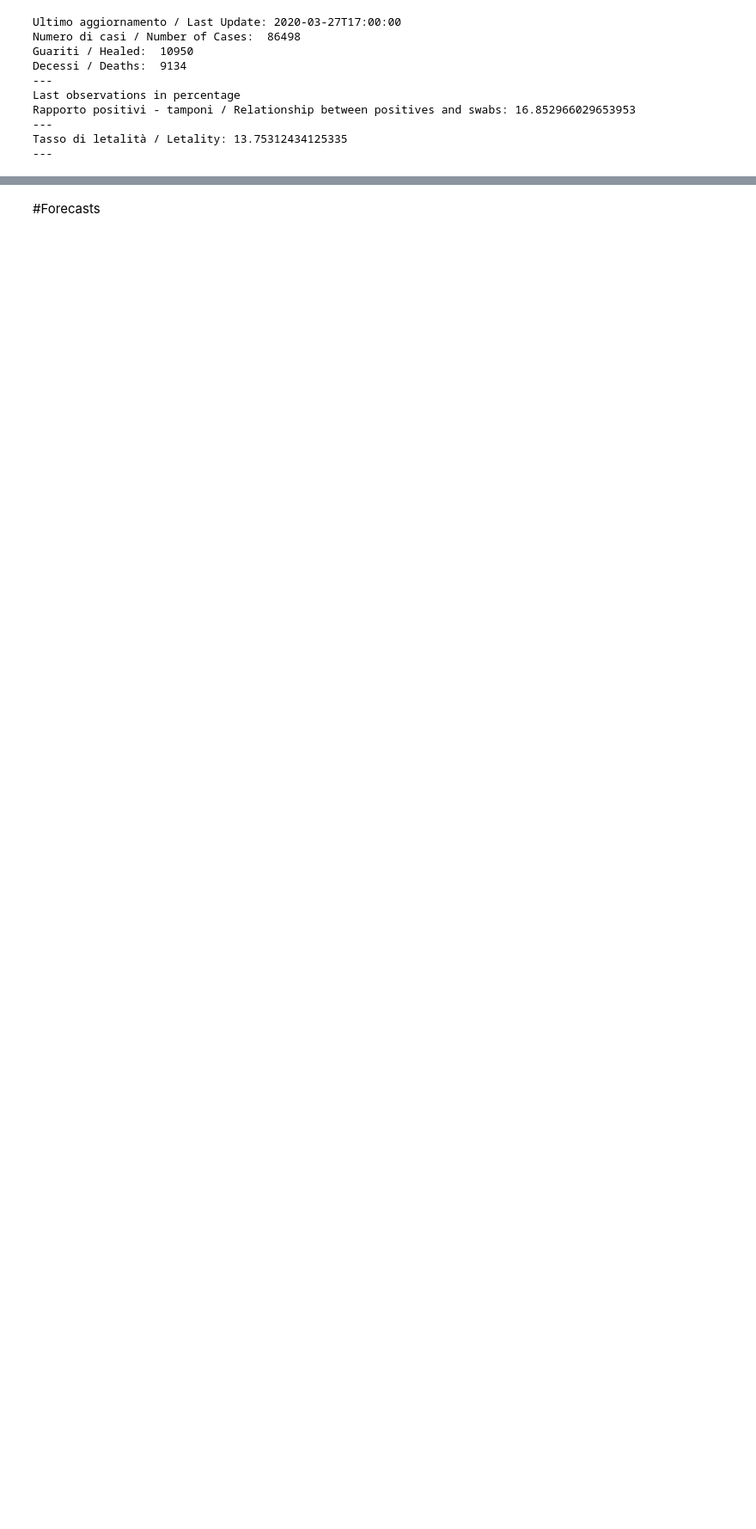
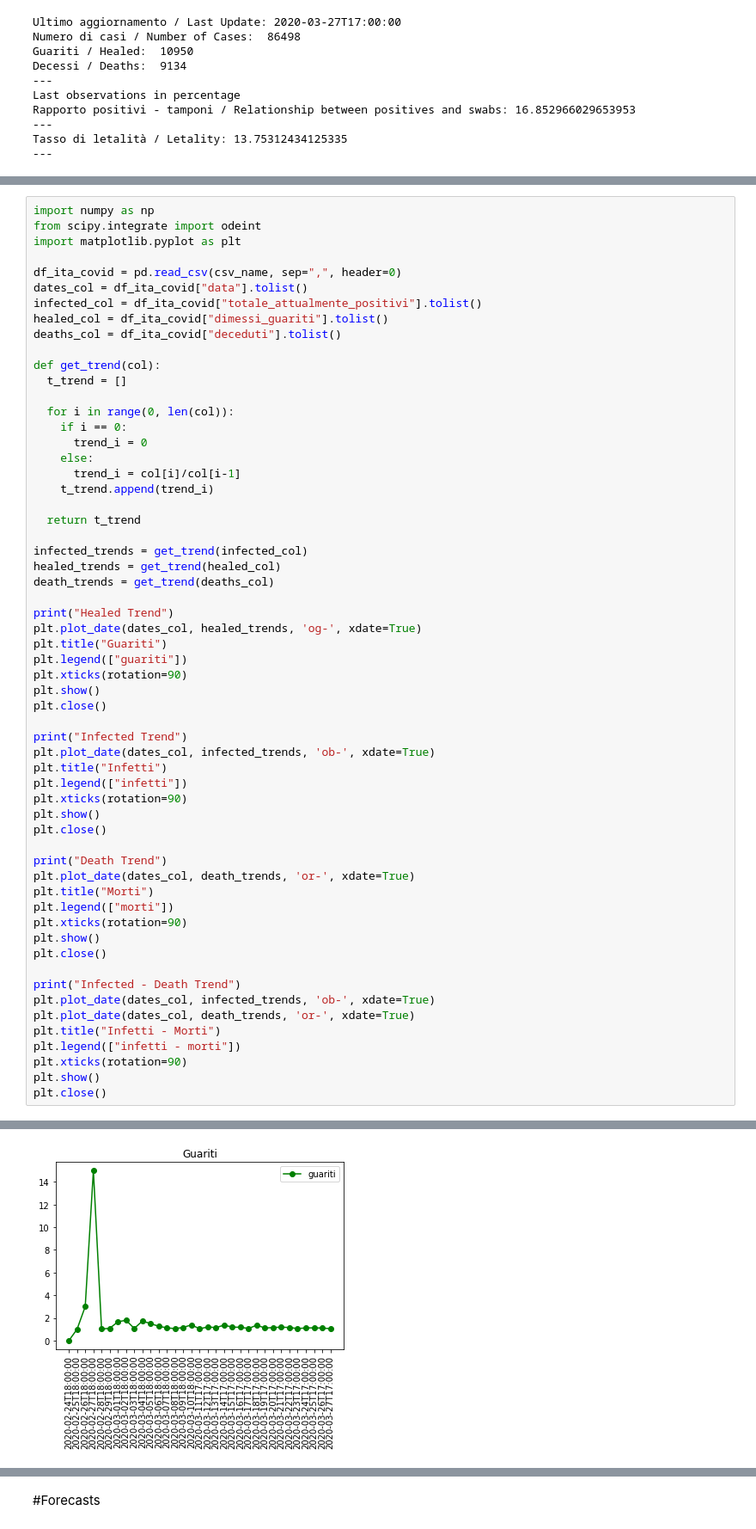
Before and after one commit to PabloExperimental/COVID19-Italy-Analysis, a Jupyter notebook: coronavirus.ipynb, the cells around one changed output, grey strips where cells are left out. Shown at 86% size. Saved outputs shown, nothing was run; the diff lists cells and outputs as text; blank space fills up the shorter version.

```diff
--- a/coronavirus.ipynb
+++ b/coronavirus.ipynb
@@ -146,0 +152,60 @@ Tasso di letalità / Letality: 13.75312434125335
+# %%
+import numpy as np
+from scipy.integrate import odeint
+import matplotlib.pyplot as plt
+
+df_ita_covid = pd.read_csv(csv_name, sep=",", header=0)
+dates_col = df_ita_covid["data"].tolist()
+infected_col = df_ita_covid["totale_attualmente_positivi"].tolist()
+healed_col = df_ita_covid["dimessi_guariti"].tolist()
+deaths_col = df_ita_covid["deceduti"].tolist()
+
+def get_trend(col):
+  t_trend = []
+
+  for i in range(0, len(col)):
+    if i == 0:
+      trend_i = 0
+    else:
+      trend_i = col[i]/col[i-1]
+    t_trend.append(trend_i)
+
+  return t_trend
+
+infected_trends = get_trend(infected_col)
+healed_trends = get_trend(healed_col)
+death_trends = get_trend(deaths_col)
+
+print("Healed Trend")
+plt.plot_date(dates_col, healed_trends, 'og-', xdate=True)
+plt.title("Guariti")
+plt.legend(["guariti"])
+plt.xticks(rotation=90)
+plt.show()
+plt.close()
+
+print("Infected Trend")
+plt.plot_date(dates_col, infected_trends, 'ob-', xdate=True)
+plt.title("Infetti")
+plt.legend(["infetti"])
+plt.xticks(rotation=90)
+plt.show()
+plt.close()
+
+print("Death Trend")
+plt.plot_date(dates_col, death_trends, 'or-', xdate=True)
+plt.title("Morti")
+plt.legend(["morti"])
+plt.xticks(rotation=90)
+plt.show()
+plt.close()
+
+print("Infected - Death Trend")
+plt.plot_date(dates_col, infected_trends, 'ob-', xdate=True)
+plt.plot_date(dates_col, death_trends, 'or-', xdate=True)
+plt.title("Infetti - Morti")
+plt.legend(["infetti - morti"])
+plt.xticks(rotation=90)
+plt.show()
+plt.close()
+# %% [output]
@@ -146,0 +213 @@ Tasso di letalità / Letality: 13.75312434125335
+[figure, added]
```
Also changed, not shown: parts of 6 cells of this notebook.
